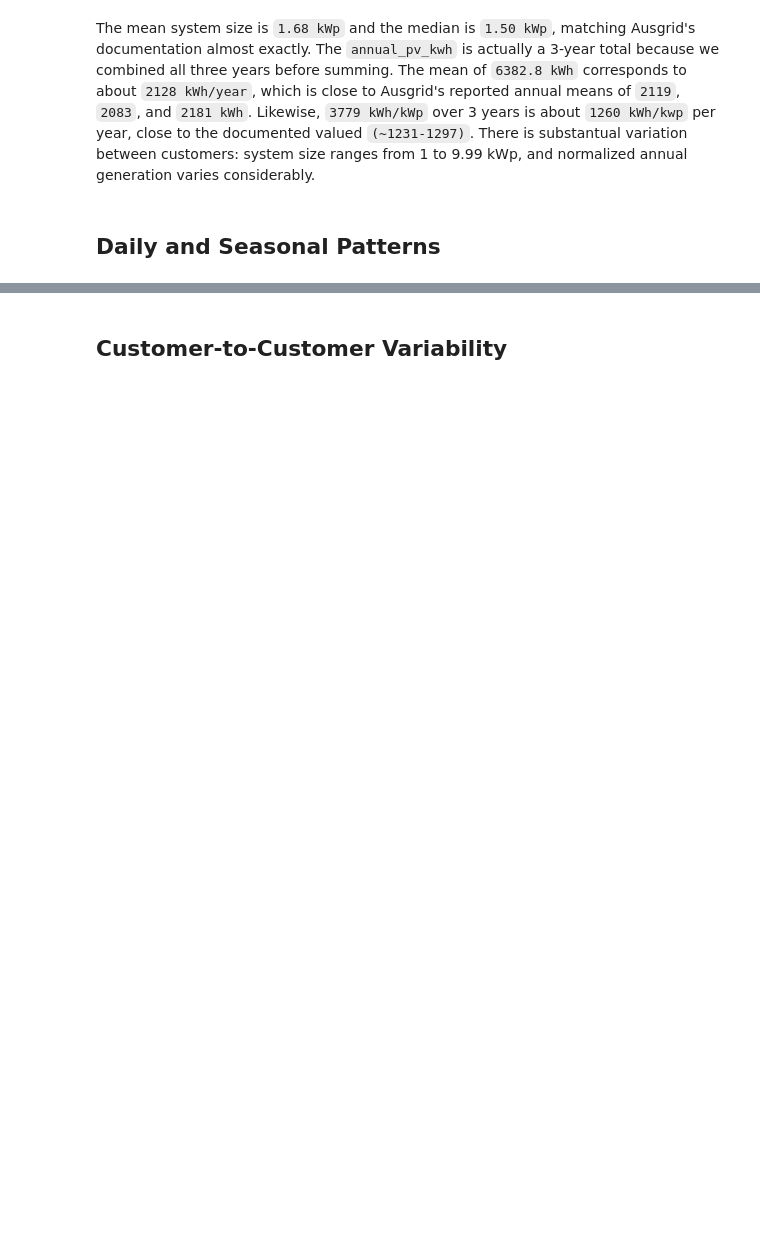
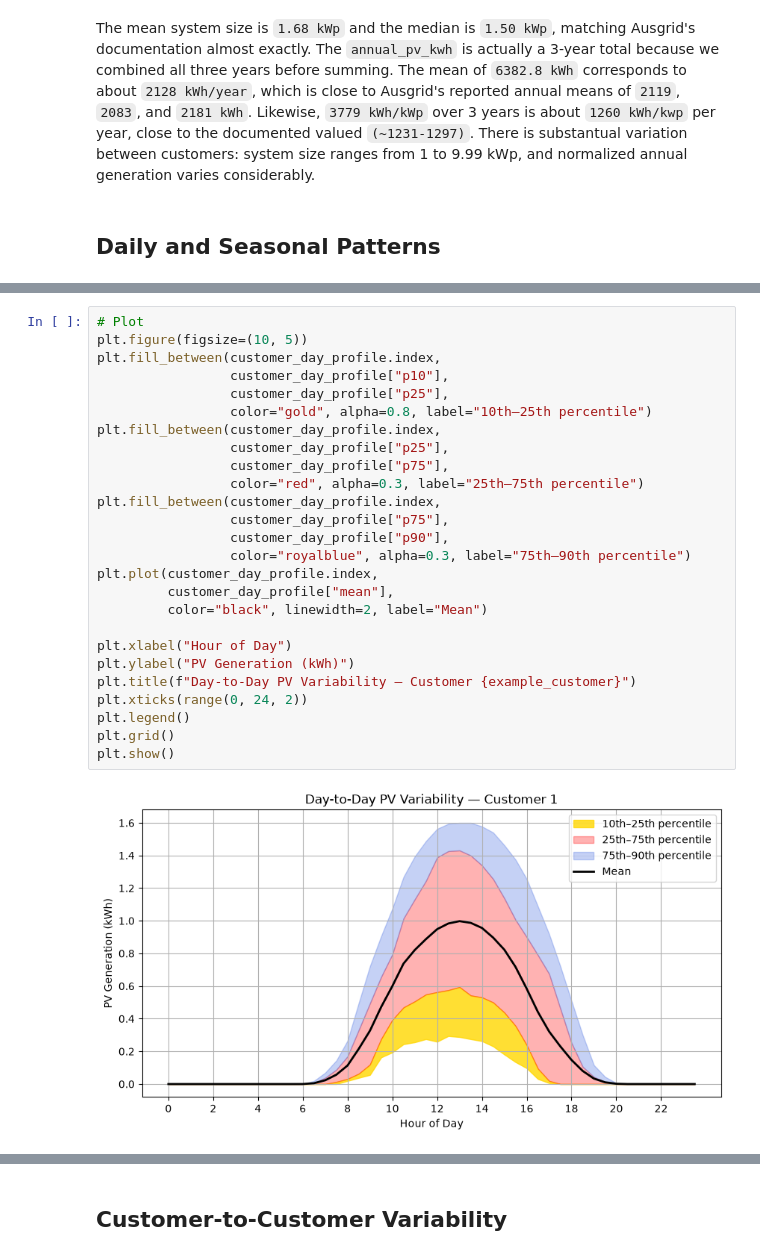
Before and after one commit to codettlaff/Energy-Disaggregation, a Jupyter notebook: tidy_data.ipynb, the cells around one changed output, grey strips where cells are left out. Drawn from its saved outputs; the diff is of its cells as text; blank space fills up the shorter version.

Commit message:
Cleaned Daily and Seasonal Variability section
Keep in mind that seasonal variations can be explained by sun position / irradiance.

```diff
--- a/tidy_data.ipynb
+++ b/tidy_data.ipynb
@@ -307,0 +224,28 @@ display(day_variability.round(3))
+# %%
+# Plot
+plt.figure(figsize=(10, 5))
+plt.fill_between(customer_day_profile.index,
+                 customer_day_profile["p10"],
+                 customer_day_profile["p25"],
+                 color="gold", alpha=0.8, label="10th–25th percentile")
+plt.fill_between(customer_day_profile.index,
+                 customer_day_profile["p25"],
+                 customer_day_profile["p75"],
+                 color="red", alpha=0.3, label="25th–75th percentile")
+plt.fill_between(customer_day_profile.index,
+                 customer_day_profile["p75"],
+                 customer_day_profile["p90"],
+                 color="royalblue", alpha=0.3, label="75th–90th percentile")
+plt.plot(customer_day_profile.index,
+         customer_day_profile["mean"],
+         color="black", linewidth=2, label="Mean")
+
+plt.xlabel("Hour of Day")
+plt.ylabel("PV Generation (kWh)")
+plt.title(f"Day-to-Day PV Variability — Customer {example_customer}")
+plt.xticks(range(0, 24, 2))
+plt.legend()
+plt.grid()
+plt.show()
+# %% [output]
+[figure, added]
```
Also changed, not shown: parts of 24 cells of this notebook.
